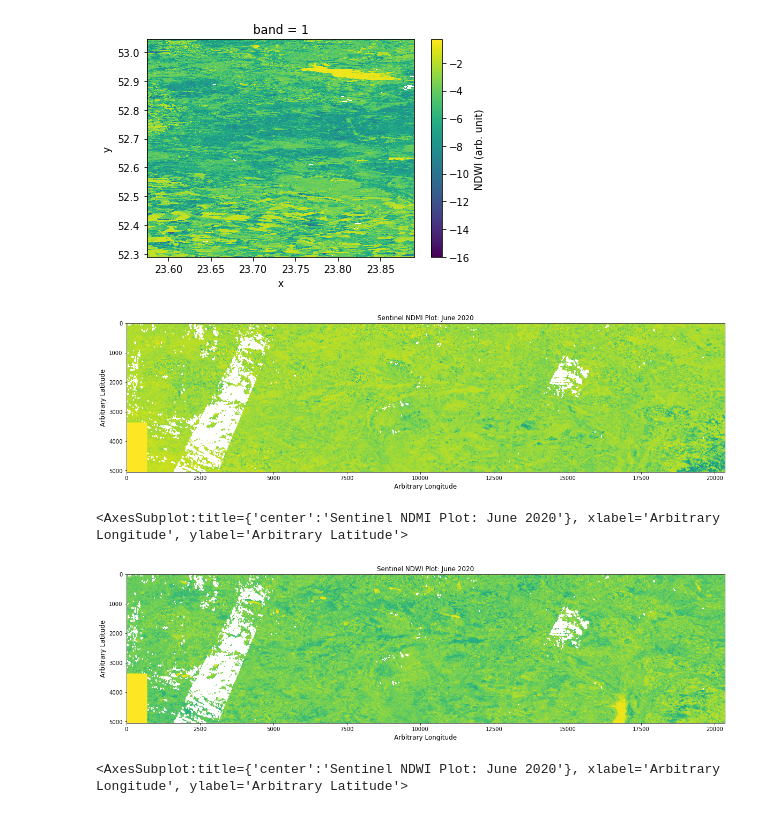
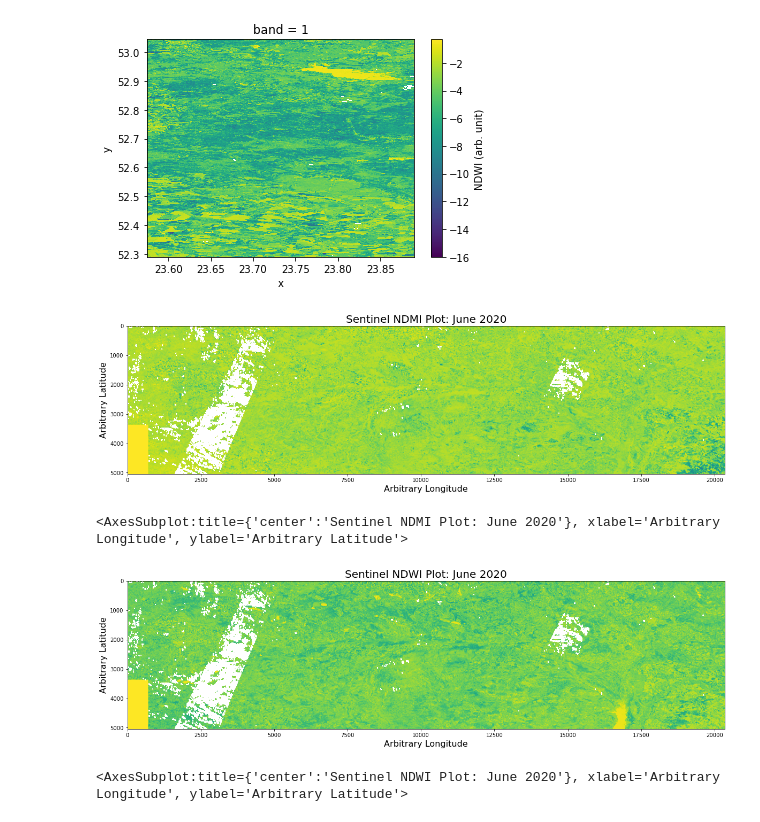
Before and after one commit to ai4er-cdt/WildfireDistribution, a Jupyter notebook: notebooks/exploratory/1.0_td_sentinel_plotting.ipynb, the cells around one changed output. Drawn from its saved outputs; the diff is of its cells as text; code cells hidden in the pictures.

Commit message:
Further plotting work complete and an update to readme

```diff
--- a/notebooks/exploratory/1.0_td_sentinel_plotting.ipynb
+++ b/notebooks/exploratory/1.0_td_sentinel_plotting.ipynb
@@ -166,23 +166,23 @@ tile.plot(cbar_kwargs={'label': 'NDWI (arb. unit)'})
 # %%
 import rasterio
 plt.close("all")
 fig, ax = plt.subplots(figsize=(20,20))
 mosaic, out_trans = rasterio.merge.merge(sentinel_ndmi_file_stack)
-ax.set_title(label="Sentinel NDMI Plot: June 2020")
-ax.set_xlabel('Arbitrary Longitude',fontsize=12);
-ax.set_ylabel('Arbitrary Latitude',fontsize=12);
+ax.set_title(label="Sentinel NDMI Plot: June 2020",fontsize=20)
+ax.set_xlabel('Arbitrary Longitude',fontsize=16);
+ax.set_ylabel('Arbitrary Latitude',fontsize=16);
 show(mosaic)
 # %% [output]
-[figure, old version]
+[figure, new version]
 <AxesSubplot:title={'center':'Sentinel NDMI Plot: June 2020'}, xlabel='Arbitrary Longitude', ylabel='Arbitrary Latitude'>
 # %%
 plt.close("all")
 fig, ax = plt.subplots(figsize=(20,20))
 mosaic, out_trans = rasterio.merge.merge(sentinel_ndwi_file_stack)
-ax.set_title(label="Sentinel NDWI Plot: June 2020")
-ax.set_xlabel('Arbitrary Longitude',fontsize=12);
-ax.set_ylabel('Arbitrary Latitude',fontsize=12);
+ax.set_title(label="Sentinel NDWI Plot: June 2020",fontsize=20)
+ax.set_xlabel('Arbitrary Longitude',fontsize=16);
+ax.set_ylabel('Arbitrary Latitude',fontsize=16);
 show(mosaic)
 # %% [output]
-[figure, old version]
+[figure, new version]
 <AxesSubplot:title={'center':'Sentinel NDWI Plot: June 2020'}, xlabel='Arbitrary Longitude', ylabel='Arbitrary Latitude'>
```
Also changed, not shown: 5 other files.
